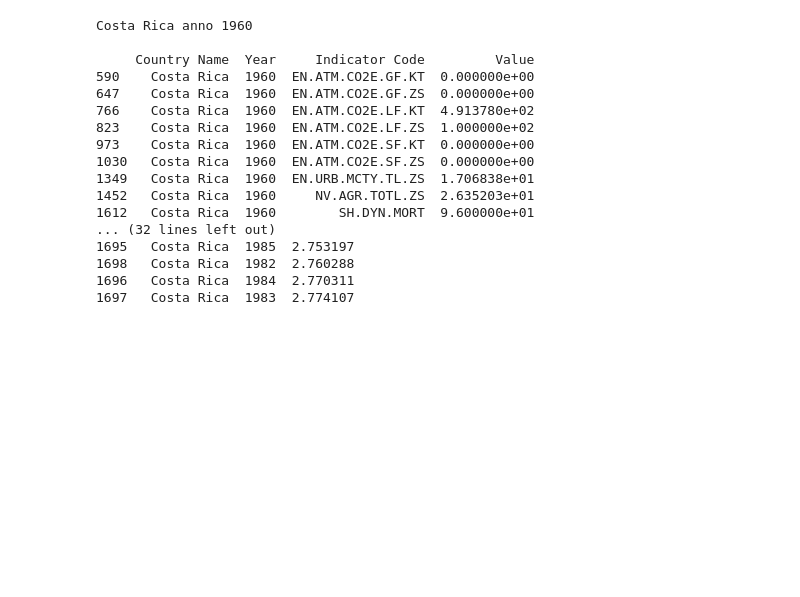
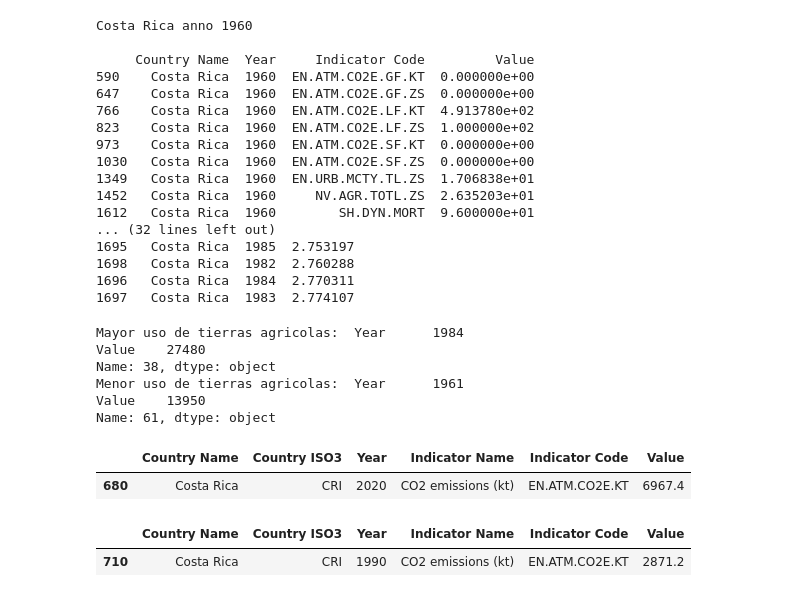
Before and after one commit to Sequro/IntroAD, a Jupyter notebook: TestCSVs.ipynb, the cells around one changed output. Drawn from its saved outputs; the diff is of its cells as text; code cells hidden in the pictures; blank space fills up the shorter version.

```diff
--- a/TestCSVs.ipynb
+++ b/TestCSVs.ipynb
@@ -170,3 +140,32 @@ Costa Rica anno 1960
 1698   Costa Rica  1982  2.760288
 1696   Costa Rica  1984  2.770311
 1697   Costa Rica  1983  2.774107
+# %%
+agricultural = data[data['Indicator Name'] == "Agricultural land (sq. km)"]
+# 3. ¿Cuáles son los años con el mayor y menor uso de tierras agrícolas en Costa Rica?
+
+max_agricultural_year = agricultural.loc[agricultural['Value'].idxmax()][['Year', 'Value']]
+print("Mayor uso de tierras agricolas: ",max_agricultural_year)
+min_agricultural_year = agricultural.loc[agricultural['Value'].idxmin()][['Year', 'Value']]
+print("Menor uso de tierras agricolas: ",min_agricultural_year)
+# %% [output]
+Mayor uso de tierras agricolas:  Year      1984
+Value    27480
+Name: 38, dtype: object
+Menor uso de tierras agricolas:  Year      1961
+Value    13950
+Name: 61, dtype: object
+# %%
+# Indicador "CO2 emissions (kt)" para 2020.
+agricultural_2020 = data.loc[(data['Year'] == '2020' ) & (data['Indicator Name'] == "CO2 emissions (kt)")]
+agricultural_2020
+# %% [output]
+|  | Country Name | Country ISO3 | Year | Indicator Name | Indicator Code | Value |
+| 680 | Costa Rica | CRI | 2020 | CO2 emissions (kt) | EN.ATM.CO2E.KT | 6967.4 |
+# %%
+# Indicador "CO2 emissions (kt)" para 1990.
+agricultural_1990 = data.loc[(data['Year'] == '1990') & (data['Indicator Name'] == "CO2 emissions (kt)")]
+agricultural_1990
+# %% [output]
+|  | Country Name | Country ISO3 | Year | Indicator Name | Indicator Code | Value |
+| 710 | Costa Rica | CRI | 1990 | CO2 emissions (kt) | EN.ATM.CO2E.KT | 2871.2 |
```
Also changed, not shown: parts of 7 cells of this notebook.
